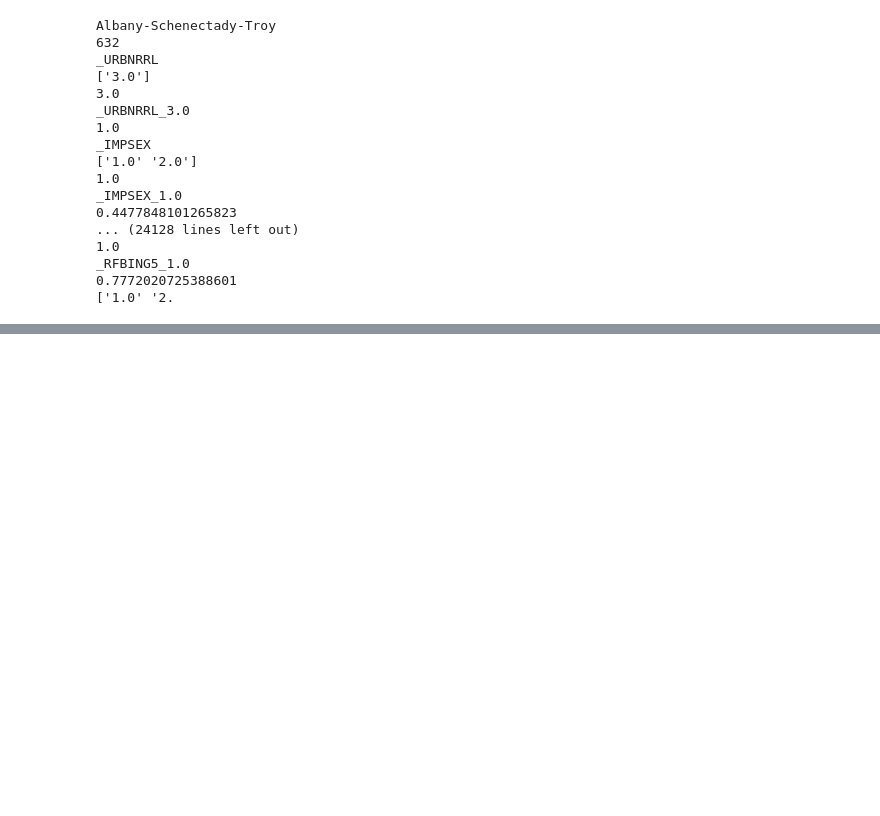
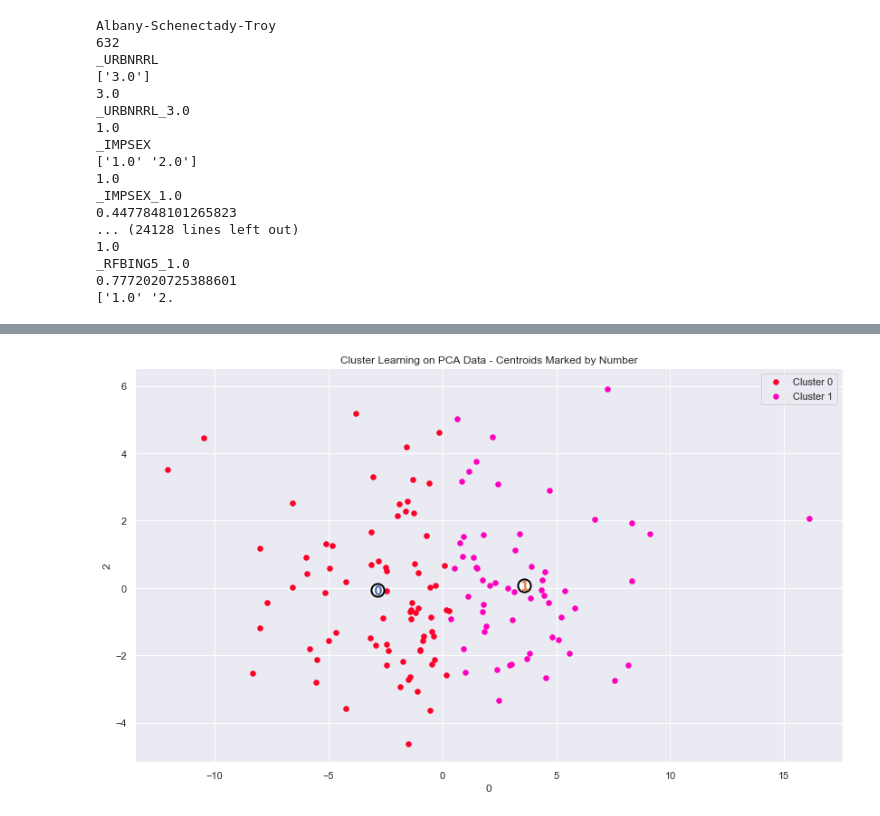
Before and after one commit to mekhod/food_data_bokeh, a Jupyter notebook: pca_food_data.ipynb, the cells around one changed output, grey strips where cells are left out. Cells and saved outputs as stored; diff of their text form; code cells hidden in the pictures; blank space fills up the shorter version.

```diff
--- a/pca_food_data.ipynb
+++ b/pca_food_data.ipynb
@@ -215,0 +478,4 @@ list_data_transformed
+# %%
+cluster_results(df_pca_transformed_normed, preds, centers, first_axis=0, second_axis=2)
+# %% [output]
+[figure, added]
```
Also changed, not shown: parts of 40 cells of this notebook.
